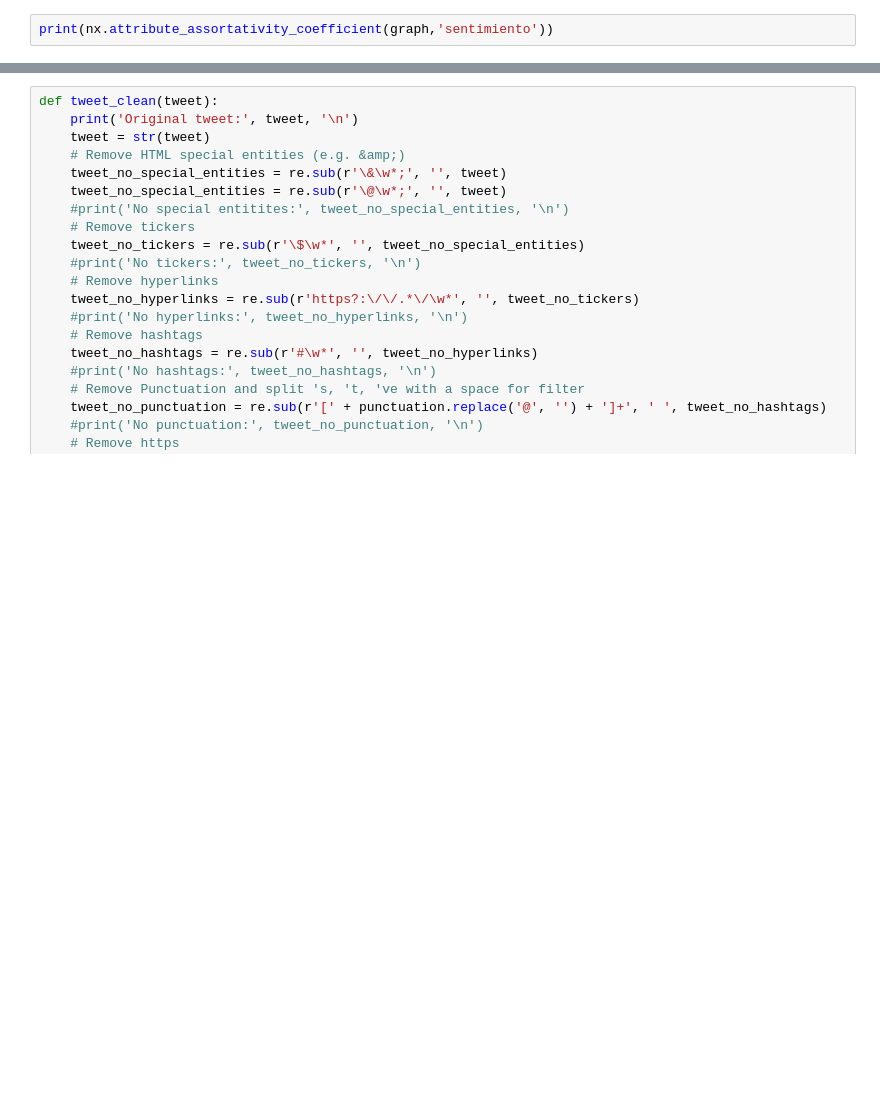
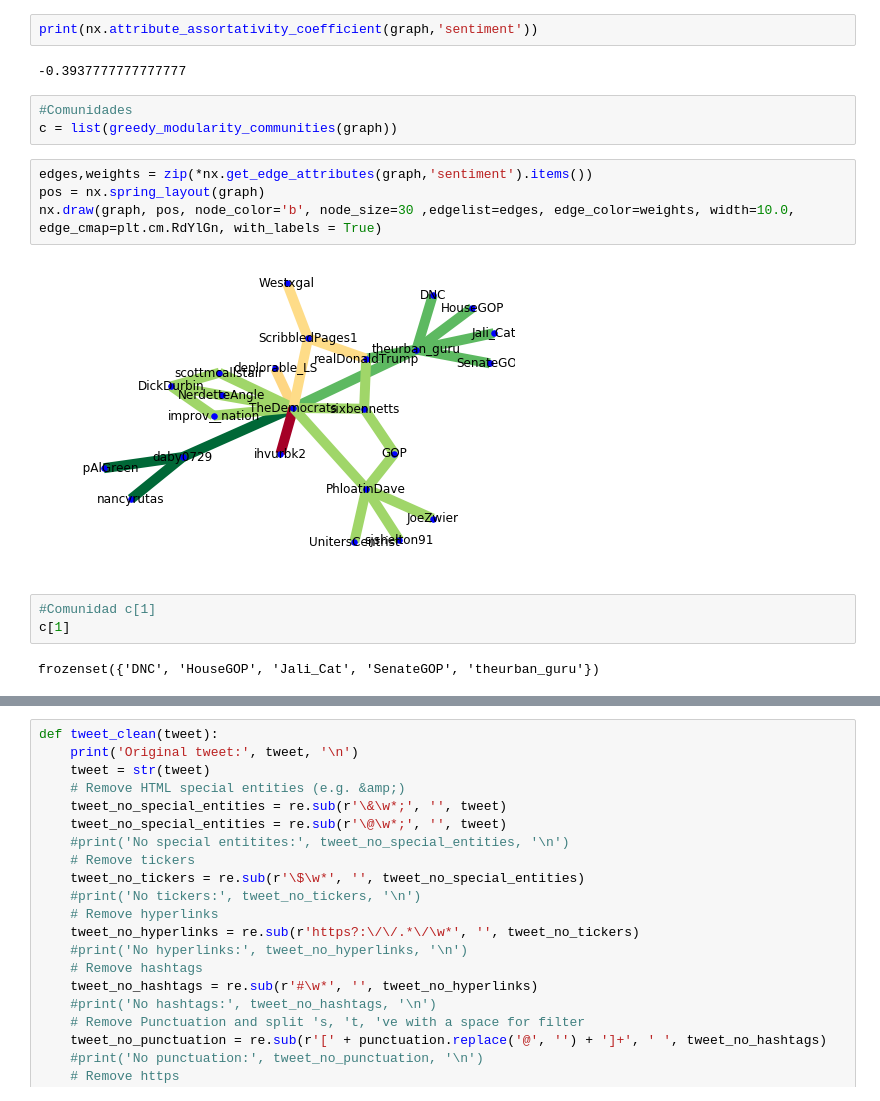
Before and after one commit to andriy47/TFM, a Jupyter notebook: Tfm_notebook.ipynb, the cells around one changed output, grey strips where cells are left out. Saved outputs shown, nothing was run; the diff lists cells and outputs as text; blank space fills up the shorter version.

```diff
--- a/Tfm_notebook.ipynb
+++ b/Tfm_notebook.ipynb
@@ -92,2 +226,18 @@ TypeError: 'NodeView' object does not support item assignment
 # %%
-print(nx.attribute_assortativity_coefficient(graph,'sentimiento'))
+print(nx.attribute_assortativity_coefficient(graph,'sentiment'))
+# %% [output]
+-0.3937777777777777
+# %%
+#Comunidades
+c = list(greedy_modularity_communities(graph))
+# %%
+edges,weights = zip(*nx.get_edge_attributes(graph,'sentiment').items())
+pos = nx.spring_layout(graph)
+nx.draw(graph, pos, node_color='b', node_size=30 ,edgelist=edges, edge_color=weights, width=10.0, edge_cmap=plt.cm.RdYlGn, with_labels = True)
+# %% [output]
+[figure, added]
+# %%
+#Comunidad c[1]
+c[1]
+# %% [output]
+frozenset({'DNC', 'HouseGOP', 'Jali_Cat', 'SenateGOP', 'theurban_guru'})
```
Also changed, not shown: parts of 32 cells of this notebook.
